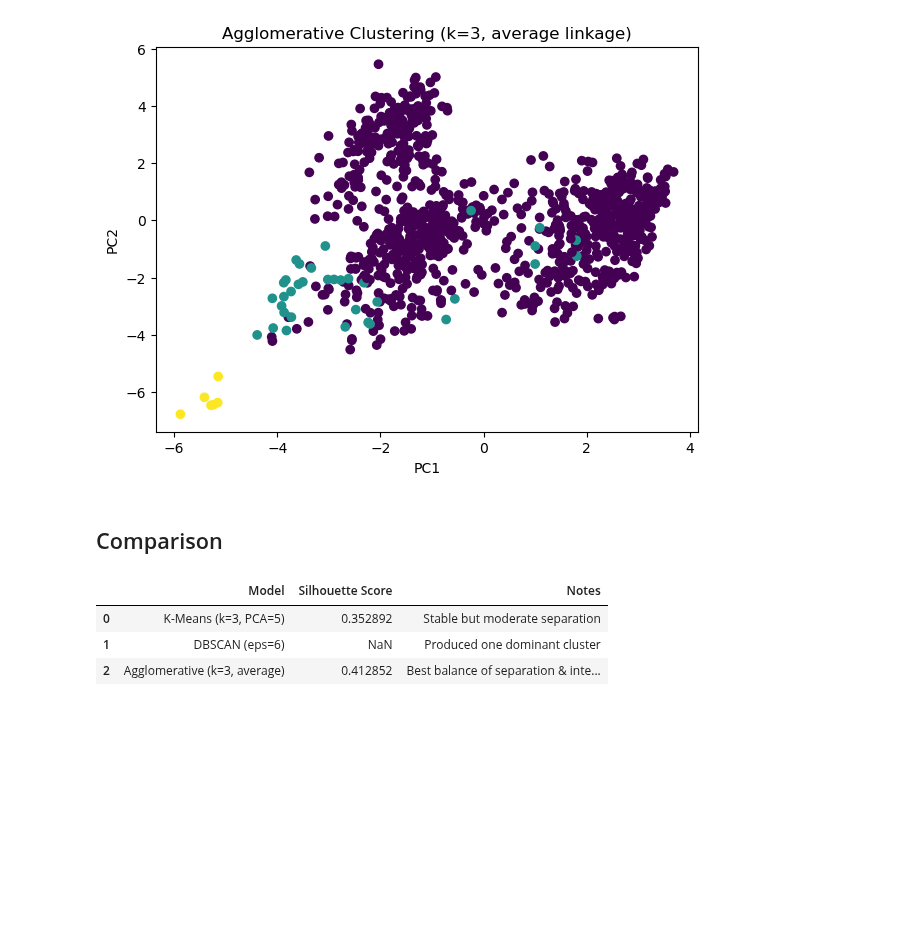
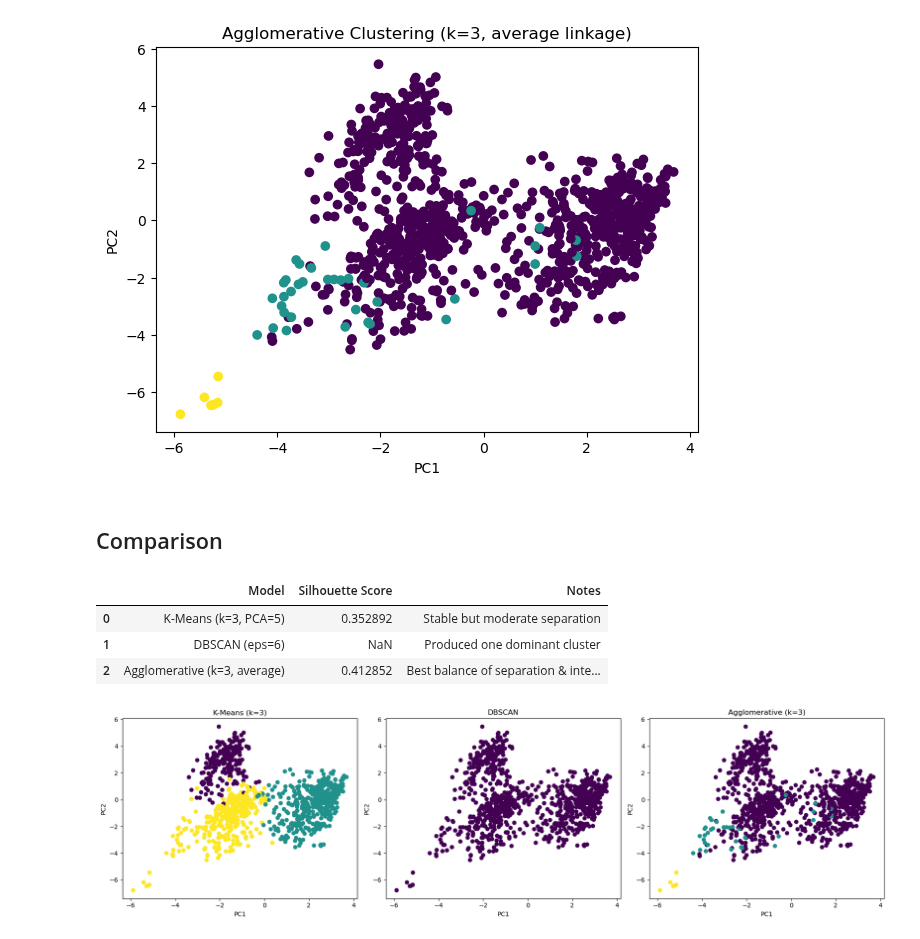
Before and after one commit to alberehap/Project-ML, a Jupyter notebook: unsupervised_models.ipynb, the cells around one changed output. Saved outputs shown, nothing was run; the diff lists cells and outputs as text; code cells hidden in the pictures; blank space fills up the shorter version.

```diff
--- a/unsupervised_models.ipynb
+++ b/unsupervised_models.ipynb
@@ -258,3 +258,23 @@ comparison_results
 | 0 | K-Means (k=3, PCA=5) | 0.352892 | Stable but moderate separation |
 | 1 | DBSCAN (eps=6) | NaN | Produced one dominant cluster |
 | 2 | Agglomerative (k=3, average) | 0.412852 | Best balance of separation & inte... |
+# %%
+fig, axes = plt.subplots(1, 3, figsize=(18,5))
+
+axes[0].scatter(df_pca_5[:,0], df_pca_5[:,1], c=kmeans_labels)
+axes[0].set_title("K-Means (k=3)")
+
+axes[1].scatter(df_pca_5[:,0], df_pca_5[:,1], c=dbscan_labels)
+axes[1].set_title("DBSCAN")
+
+axes[2].scatter(df_pca_5[:,0], df_pca_5[:,1], c=agg_labels)
+axes[2].set_title("Agglomerative (k=3)")
+
+for ax in axes:
+    ax.set_xlabel("PC1")
+    ax.set_ylabel("PC2")
+
+plt.tight_layout()
+plt.show()
+# %% [output]
+[figure, added]
```
Also changed, not shown: parts of 2 cells of this notebook.
